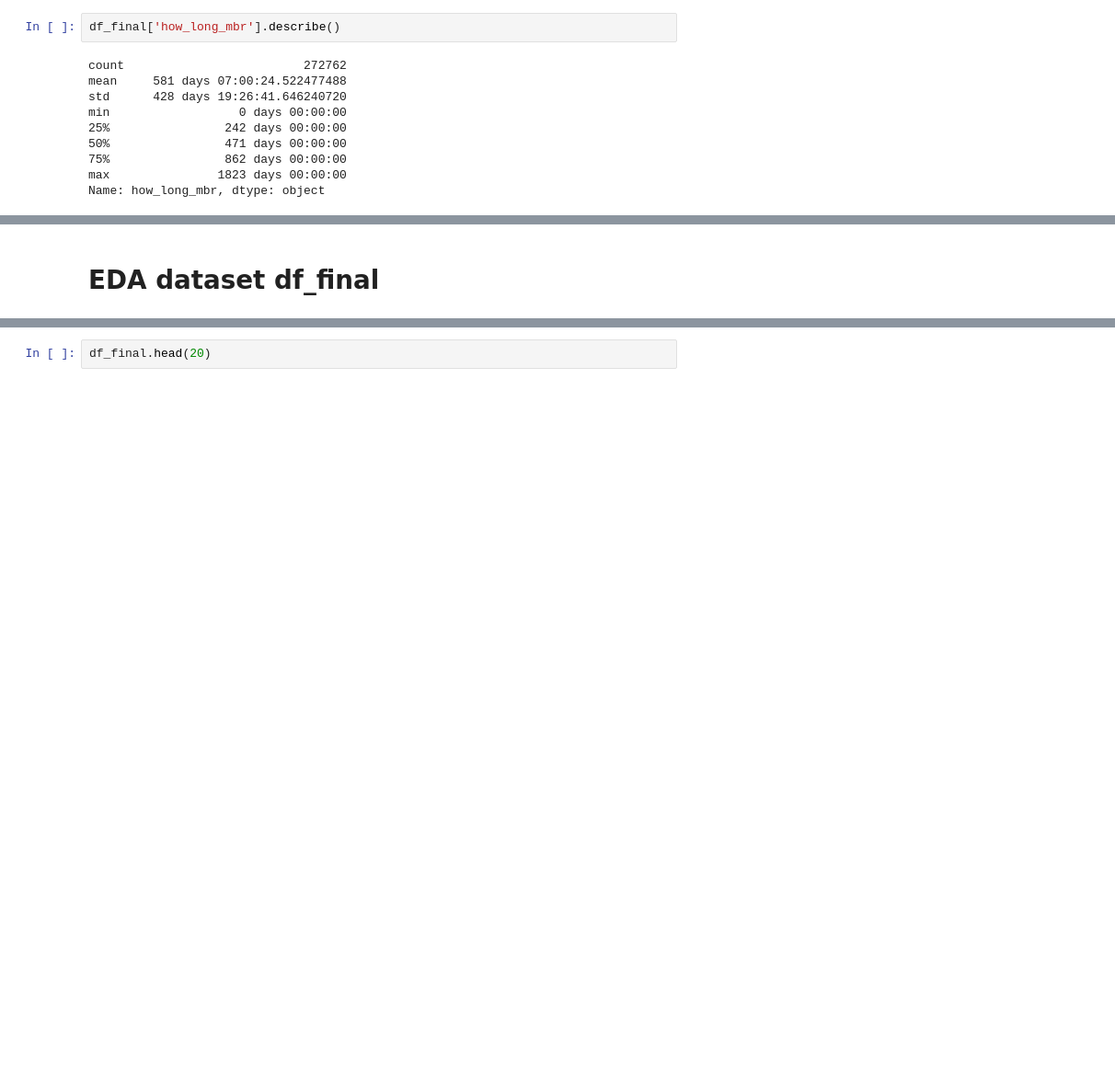
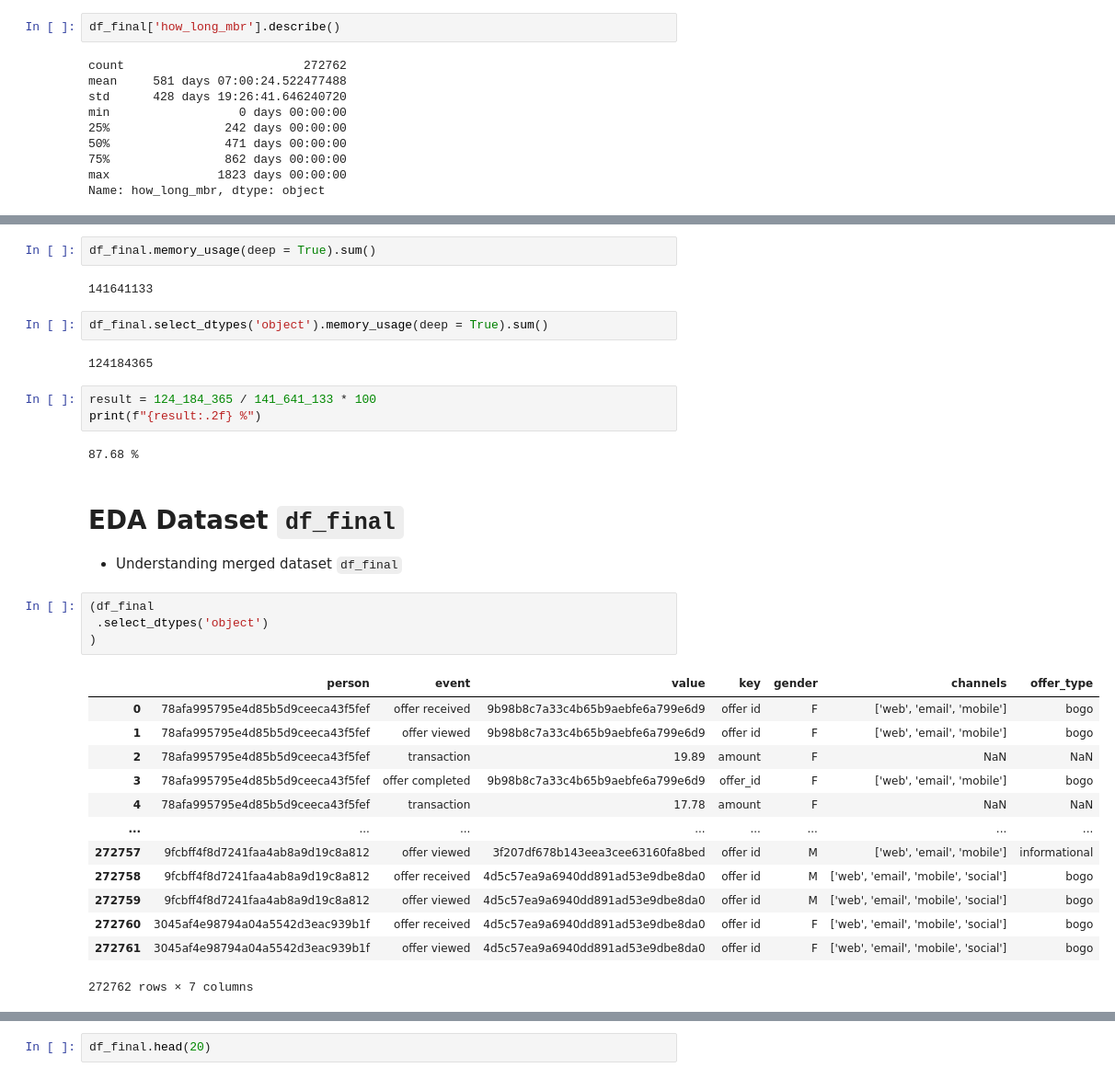
Before and after one commit to gyjong/workplace, a Jupyter notebook: quest_0202/0202_quest_sb.ipynb, the cells around one changed output, grey strips where cells are left out. Shown at 92% size. Drawn from its saved outputs; the diff is of its cells as text; blank space fills up the shorter version.

```diff
--- a/quest_0202/0202_quest_sb.ipynb
+++ b/quest_0202/0202_quest_sb.ipynb
@@ -539,2 +624,34 @@ memory usage: 31.2+ MB
+# %%
+df_final.memory_usage(deep = True).sum()
+# %% [output]
+141641133
+# %%
+df_final.select_dtypes('object').memory_usage(deep = True).sum()
+# %% [output]
+124184365
+# %%
+result = 124_184_365 / 141_641_133 * 100
+print(f"{result:.2f} %")
+# %% [output]
+87.68 %
 # %% [markdown]
-# EDA dataset df_final
+# EDA Dataset `df_final`
+- Understanding merged dataset `df_final`
+# %%
+(df_final
+ .select_dtypes('object')
+)
+# %% [output]
+|  | person | event | value | key | gender | channels | offer_type |
+| 0 | 78afa995795e4d85b5d9ceeca43f5fef | offer received | 9b98b8c7a33c4b65b9aebfe6a799e6d9 | offer id | F | ['web', 'email', 'mobile'] | bogo |
+| 1 | 78afa995795e4d85b5d9ceeca43f5fef | offer viewed | 9b98b8c7a33c4b65b9aebfe6a799e6d9 | offer id | F | ['web', 'email', 'mobile'] | bogo |
+| 2 | 78afa995795e4d85b5d9ceeca43f5fef | transaction | 19.89 | amount | F | NaN | NaN |
+| 3 | 78afa995795e4d85b5d9ceeca43f5fef | offer completed | 9b98b8c7a33c4b65b9aebfe6a799e6d9 | offer_id | F | ['web', 'email', 'mobile'] | bogo |
+| 4 | 78afa995795e4d85b5d9ceeca43f5fef | transaction | 17.78 | amount | F | NaN | NaN |
+| ... | ... | ... | ... | ... | ... | ... | ... |
+| 272757 | 9fcbff4f8d7241faa4ab8a9d19c8a812 | offer viewed | 3f207df678b143eea3cee63160fa8bed | offer id | M | ['web', 'email', 'mobile'] | informational |
+| 272758 | 9fcbff4f8d7241faa4ab8a9d19c8a812 | offer received | 4d5c57ea9a6940dd891ad53e9dbe8da0 | offer id | M | ['web', 'email', 'mobile', 'social'] | bogo |
+| 272759 | 9fcbff4f8d7241faa4ab8a9d19c8a812 | offer viewed | 4d5c57ea9a6940dd891ad53e9dbe8da0 | offer id | M | ['web', 'email', 'mobile', 'social'] | bogo |
+| 272760 | 3045af4e98794a04a5542d3eac939b1f | offer received | 4d5c57ea9a6940dd891ad53e9dbe8da0 | offer id | F | ['web', 'email', 'mobile', 'social'] | bogo |
+| 272761 | 3045af4e98794a04a5542d3eac939b1f | offer viewed | 4d5c57ea9a6940dd891ad53e9dbe8da0 | offer id | F | ['web', 'email', 'mobile', 'social'] | bogo |
+272762 rows × 7 columns
```
Also changed, not shown: parts of 71 cells of this notebook.
